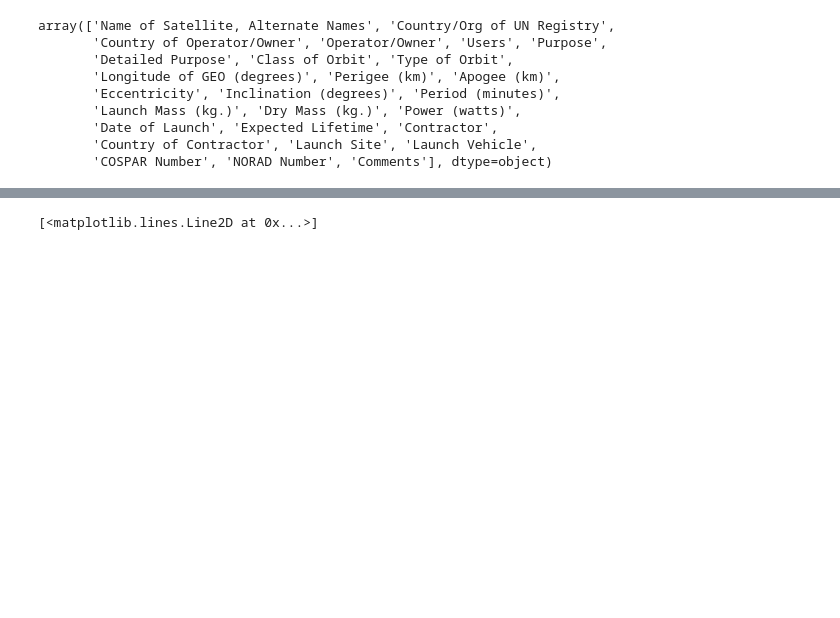
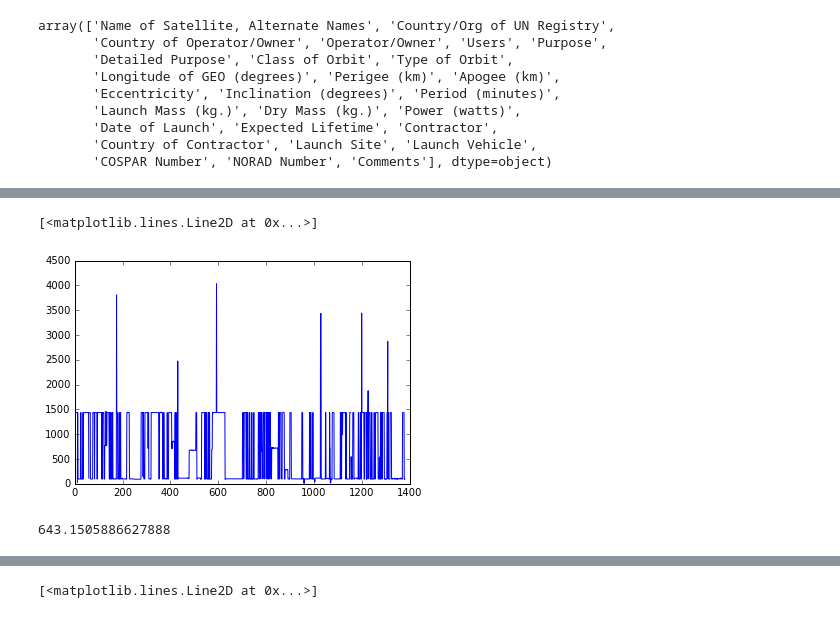
Before and after one commit to Ianssmith/Satellite_Map, a Jupyter notebook: satellites.ipynb, the cells around one changed output, grey strips where cells are left out. Drawn from its saved outputs; the diff is of its cells as text; code cells hidden in the pictures; blank space fills up the shorter version.

Commit message:
Further visualizing and analyzing data with python; Converting varibles to numeric form; Preliminary plotting of data to d3 primitives

```diff
--- a/satellites.ipynb
+++ b/satellites.ipynb
@@ -45,9 +57,9 @@ array(['Name of Satellite, Alternate Names', 'Country/Org of UN Registry',
 # %%
 data.columns=['name', 'country_reg', 'country', 'owner', 'users',
               'purpose', 'description', 'CLO', 'TOO', 'longitude',
-              'perigee', 'apogee', 'eccentricity', 'inclination',
-              'period', 'launch_mass', 'dry_mass', 'power',
-              'launch_date', 'expected_lifetime', 'contractor',
+              'perigee_km', 'apogee_km', 'eccentricity', 'inclination',
+              'period_minutes', 'launch_mass', 'dry_mass', 'power_watts',
+              'launch_date', 'expected_lifetime_years', 'contractor',
               'contractor_country', 'launch_site', 'launch_vehicle',
               'COSPAR', 'NORAD', 'comments']
 #int(data['power'].replace(',', ''))
@@ -57,0 +68,6 @@ ValueError: The truth value of a Series is ambiguous. Use a.empty, a.bool(), a.i
+# %%
+data_NoC = data.replace(to_replace=',', value='', regex=True)
+data_NoC['expected_lifetime_years'] = data_NoC['expected_lifetime_years'].replace(to_replace="(yrs\.|yr\.|hrs\.|trs)", value='', regex=True)
+data_NoC['expected_lifetime_years'] = data_NoC['expected_lifetime_years'].replace(to_replace="\.?[0-9]*-", value='', regex=True)
+data_NoC['expected_lifetime_years'] = data_NoC['expected_lifetime_years'].replace(to_replace="\+", value='', regex=True)
+pd.unique(data_NoC['expected_lifetime_years'])
@@ -57,0 +88,4 @@ ValueError: The truth value of a Series is ambiguous. Use a.empty, a.bool(), a.i
+# %%
+data_converted = data_NoC.convert_objects(convert_dates=True, convert_numeric=True,)
+data = data_converted
+data
@@ -57,0 +142,9 @@ ValueError: The truth value of a Series is ambiguous. Use a.empty, a.bool(), a.i
+# %%
+plt.plot(data['period_minutes'])
+# %% [output]
+[<matplotlib.lines.Line2D at 0x...>]
+[figure, added]
+# %%
+data['period_minutes'].mean()
+# %% [output]
+643.1505886627888
```
Also changed, not shown: parts of 28 cells of this notebook, 3 other files.
